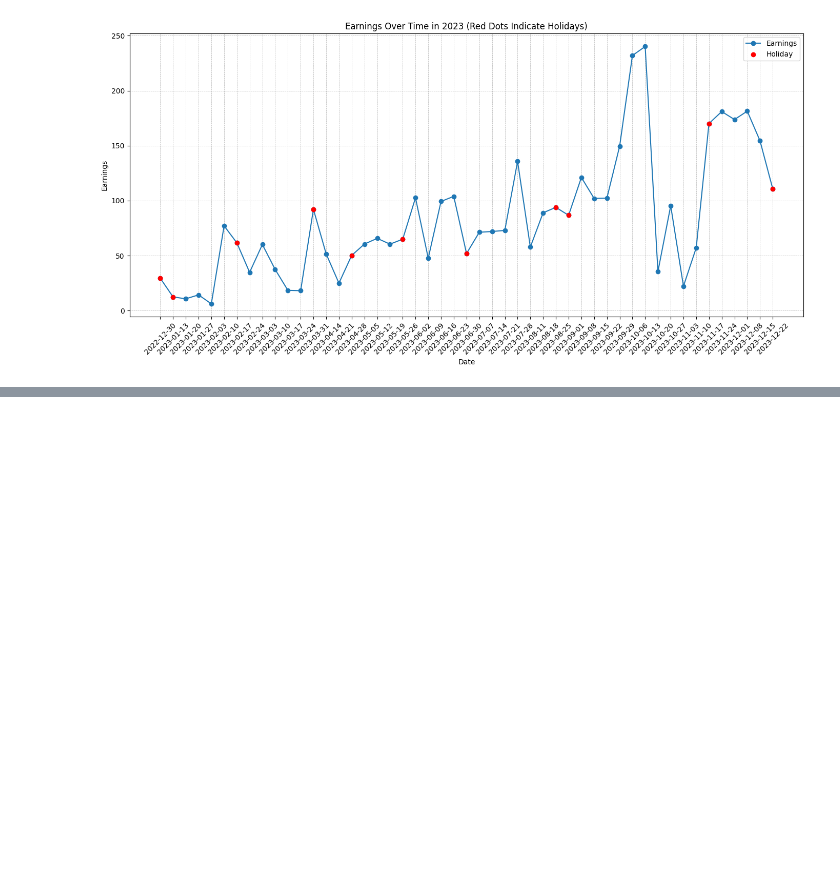
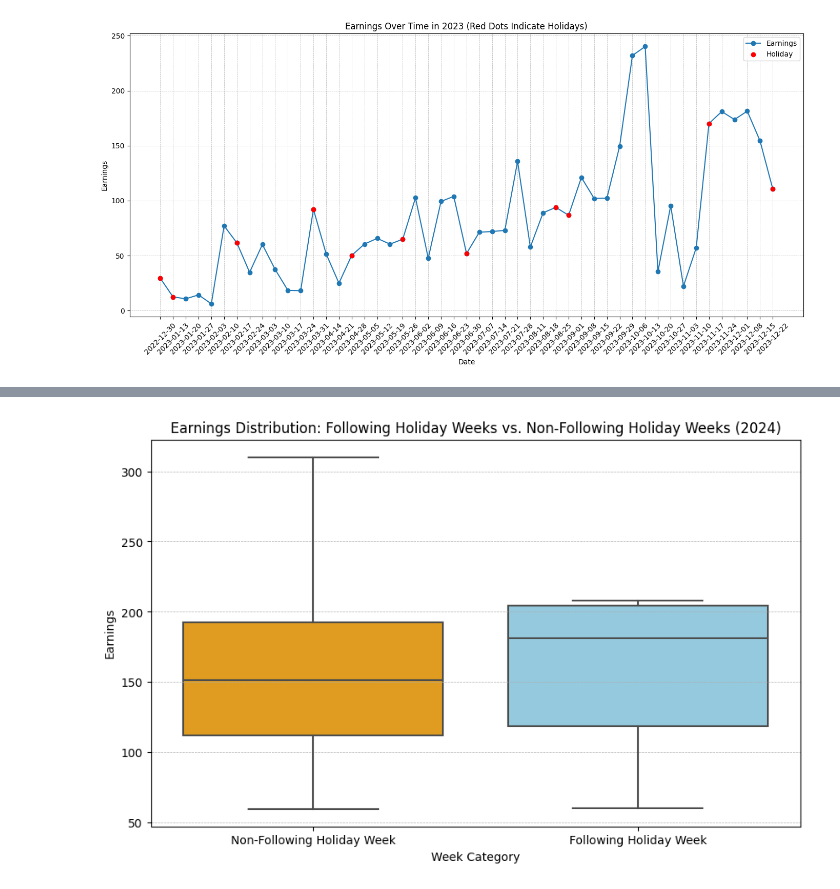
Before and after one commit to randy-kip/freelance-prediction, a Jupyter notebook: notebooks/01_data_exploration.ipynb, the cells around one changed output, grey strips where cells are left out. Drawn from its saved outputs; the diff is of its cells as text; code cells hidden in the pictures; blank space fills up the shorter version.

```diff
--- a/notebooks/01_data_exploration.ipynb
+++ b/notebooks/01_data_exploration.ipynb
@@ -449,0 +516,23 @@ plot_time_series_with_holidays(earnings_with_holidays_2023_df, 2023)
+# %%
+# Create a column to flag weeks following holidays
+earnings_with_holidays_2024_df['Following_Holiday'] = earnings_with_holidays_2024_df['Has_Holiday'].shift(1, fill_value=False)
+
+# Filter data into two categories
+following_holiday_weeks = earnings_with_holidays_2024_df[earnings_with_holidays_2024_df['Following_Holiday']]
+non_following_holiday_weeks = earnings_with_holidays_2024_df[~earnings_with_holidays_2024_df['Following_Holiday']]
+
+# Add a categorical column for boxplot grouping
+earnings_with_holidays_2024_df['Category'] = earnings_with_holidays_2024_df['Following_Holiday'].replace(
+    {True: 'Following Holiday Week', False: 'Non-Following Holiday Week'}
+)
+
+# Plot the boxplot
+plt.figure(figsize=(10, 6))
+sns.boxplot(data=earnings_with_holidays_2024_df, x='Category', y='Amount', palette=['orange', 'skyblue'])
+plt.title('Earnings Distribution: Following Holiday Weeks vs. Non-Following Holiday Weeks (2024)')
+plt.xlabel('Week Category')
+plt.ylabel('Earnings')
+plt.grid(linestyle='--', linewidth=0.5, axis='y')
+plt.show()
+# %% [output]
+[figure, added]
```
Also changed, not shown: parts of 9 cells of this notebook.
